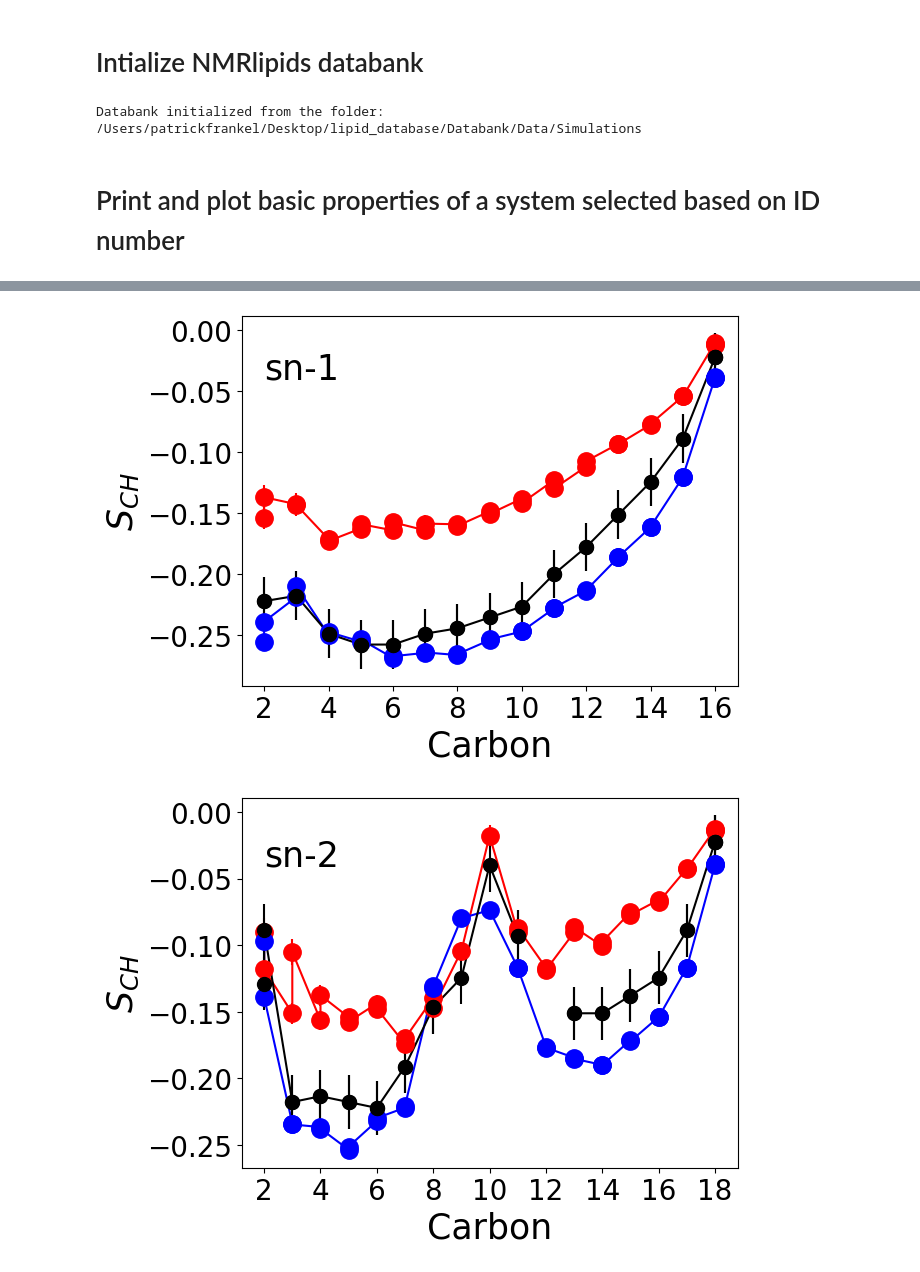
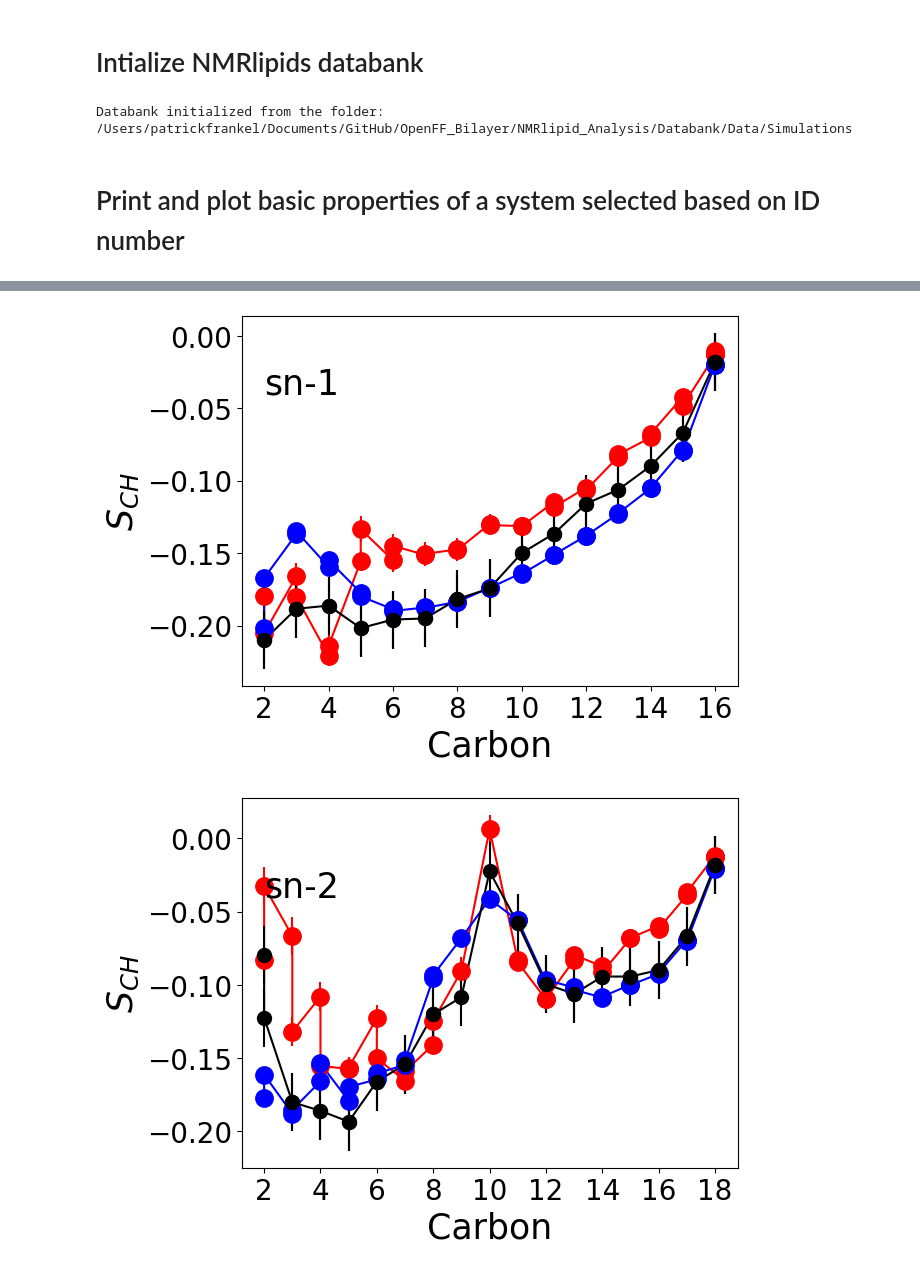
Before and after one commit to PEFrankel/OpenFF-Bilayer, a Jupyter notebook: NMRlipid_Analysis/databank-template/scripts/plotSimulation.ipynb, the cells around one changed output, grey strips where cells are left out. Saved outputs shown, nothing was run; the diff lists cells and outputs as text; code cells hidden in the pictures.

```diff
--- a/NMRlipid_Analysis/databank-template/scripts/plotSimulation.ipynb
+++ b/NMRlipid_Analysis/databank-template/scripts/plotSimulation.ipynb
@@ -15,7 +15,7 @@ import random
 # This defines the path for the NMRlipids databank on your computer.
 # Default is that this repository and the NMRlipids databank repository are cloned to the same folder.
 # If this is not the case, change this to the folder where the NMRlipids databank repository is located.
-databankPath =  '/Users/patrickfrankel/Desktop/lipid_database/Databank'
+databankPath =  '/Users/patrickfrankel/Documents/GitHub/OpenFF_Bilayer/NMRlipid_Analysis/Databank'
 
 # This enales the access to functions defined in the NMRlipids databank.
 sys.path.insert(1, databankPath + '/Scripts/BuildDatabank/')
@@ -25,13 +25,13 @@ from databankLibrary import *
 # Each list item contains the information from README.yaml file of the given simulation.
 systems = initialize_databank(databankPath)
 # %% [output]
-Databank initialized from the folder: /Users/patrickfrankel/Desktop/lipid_database/Databank/Data/Simulations
+Databank initialized from the folder: /Users/patrickfrankel/Documents/GitHub/OpenFF_Bilayer/NMRlipid_Analysis/Databank/Data/Simulations
 # %% [markdown]
 # Print and plot basic properties of a system selected based on ID number
 # %%
 ## Set the 'ID' number of the simulation under interest
-ID = 791
-ID2 = 430
+ID = 796
+ID2 = 658
 
 ## Set graph components
 SIM2 = True
@@ -93,2 +93,2 @@ Form factor quality:  1.9000000000000017
-[figure, old version]
+[figure, new version]
-[figure, old version]
+[figure, new version]
```
Also changed, not shown: parts of 1 cell of this notebook, 53 other files.
